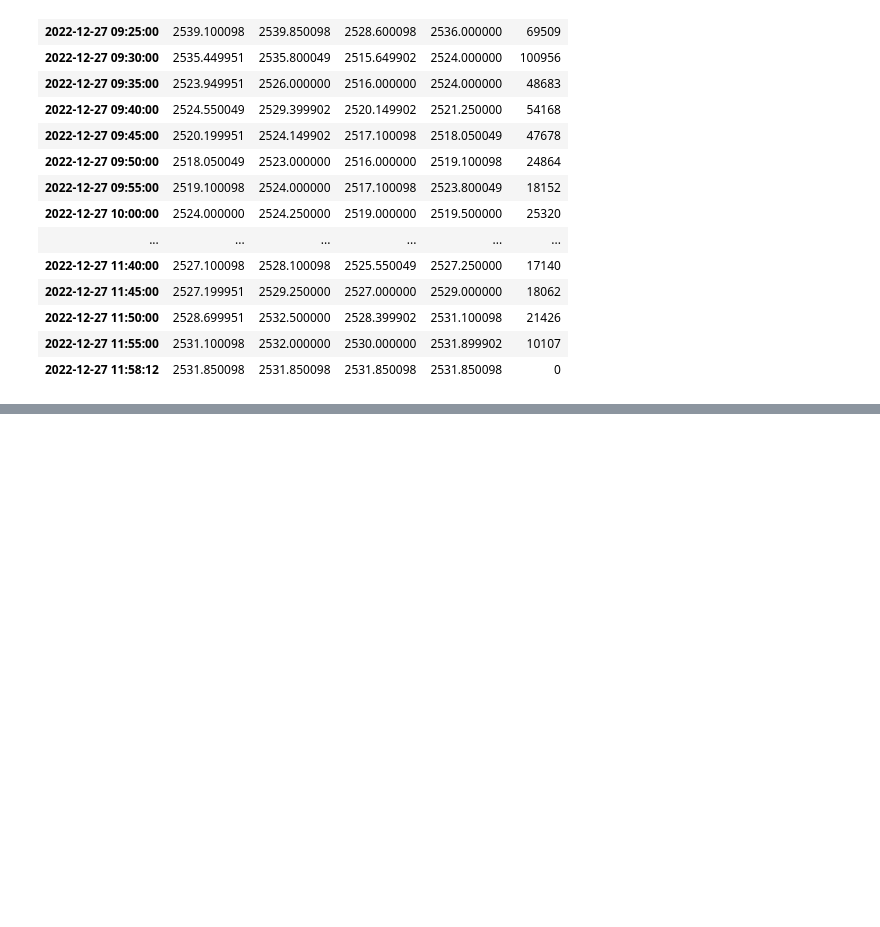
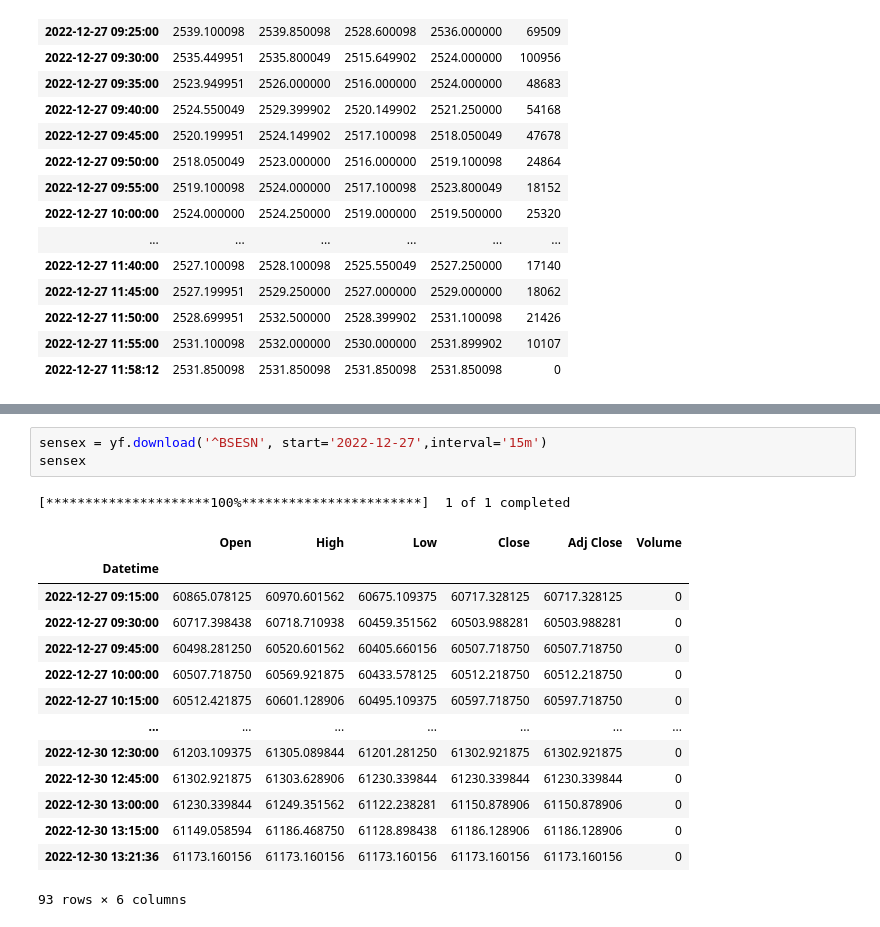
Before and after one commit to SohamDesai1/Trading, a Jupyter notebook: stocks_algo/yfinance.ipynb, the cells around one changed output, grey strips where cells are left out. Drawn from its saved outputs; the diff is of its cells as text; blank space fills up the shorter version.

```diff
--- a/stocks_algo/yfinance.ipynb
+++ b/stocks_algo/yfinance.ipynb
@@ -80,0 +111,19 @@ See the caveats in the documentation: https://pandas.pydata.org/pandas-docs/stab
+# %%
+sensex = yf.download('^BSESN', start='2022-12-27',interval='15m')
+sensex
+# %% [output]
+[*********************100%***********************]  1 of 1 completed
+|  | Open | High | Low | Close | Adj Close | Volume |
+| Datetime |  |  |  |  |  |  |
+| 2022-12-27 09:15:00 | 60865.078125 | 60970.601562 | 60675.109375 | 60717.328125 | 60717.328125 | 0 |
+| 2022-12-27 09:30:00 | 60717.398438 | 60718.710938 | 60459.351562 | 60503.988281 | 60503.988281 | 0 |
+| 2022-12-27 09:45:00 | 60498.281250 | 60520.601562 | 60405.660156 | 60507.718750 | 60507.718750 | 0 |
+| 2022-12-27 10:00:00 | 60507.718750 | 60569.921875 | 60433.578125 | 60512.218750 | 60512.218750 | 0 |
+| 2022-12-27 10:15:00 | 60512.421875 | 60601.128906 | 60495.109375 | 60597.718750 | 60597.718750 | 0 |
+| ... | ... | ... | ... | ... | ... | ... |
+| 2022-12-30 12:30:00 | 61203.109375 | 61305.089844 | 61201.281250 | 61302.921875 | 61302.921875 | 0 |
+| 2022-12-30 12:45:00 | 61302.921875 | 61303.628906 | 61230.339844 | 61230.339844 | 61230.339844 | 0 |
+| 2022-12-30 13:00:00 | 61230.339844 | 61249.351562 | 61122.238281 | 61150.878906 | 61150.878906 | 0 |
+| 2022-12-30 13:15:00 | 61149.058594 | 61186.468750 | 61128.898438 | 61186.128906 | 61186.128906 | 0 |
+| 2022-12-30 13:21:36 | 61173.160156 | 61173.160156 | 61173.160156 | 61173.160156 | 61173.160156 | 0 |
+93 rows × 6 columns
```
Also changed, not shown: parts of 1 cell of this notebook.
